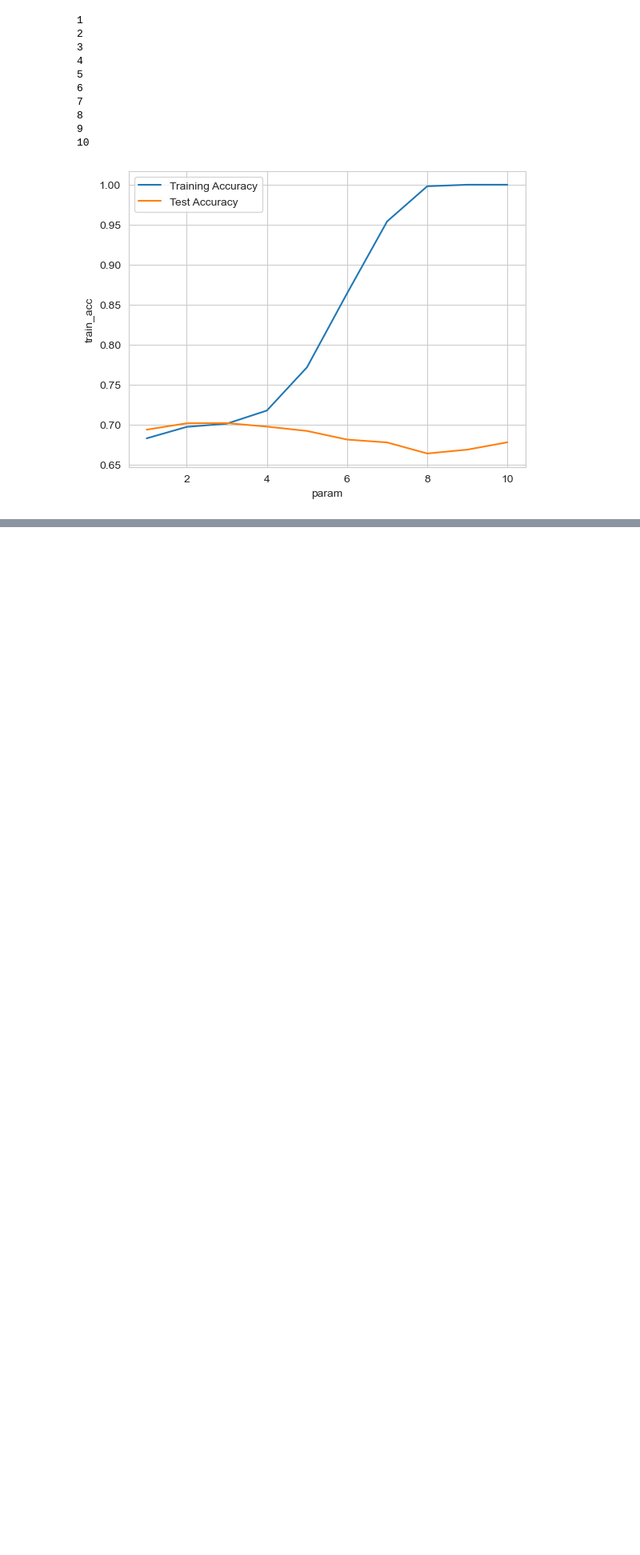
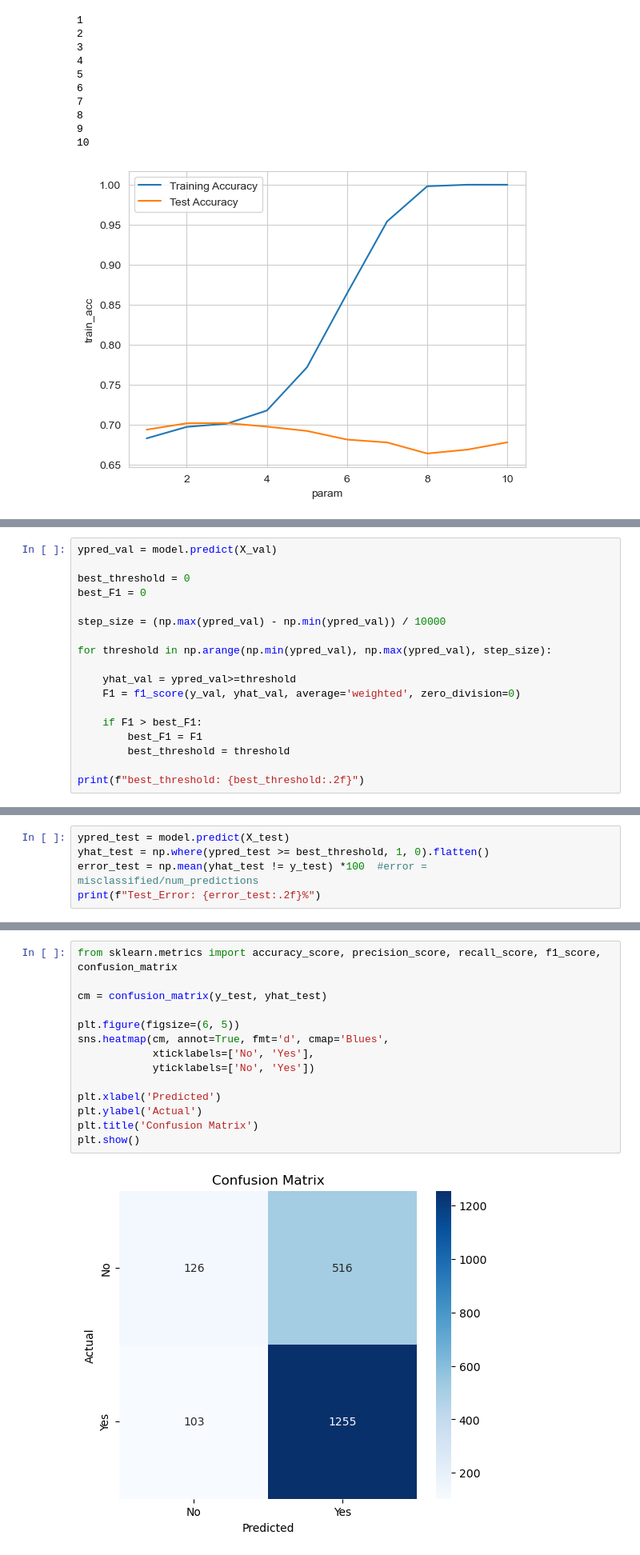
Before and after one commit to debanjan-cosmo/Erdos_Data_Science_Project_2025, a Jupyter notebook: 07_Test_Multiple_Methods.ipynb, the cells around one changed output, grey strips where cells are left out. Shown: that part at 80% size. Saved outputs shown, nothing was run; the diff lists cells and outputs as text; blank space fills up the shorter version.

```diff
--- a/07_Test_Multiple_Methods.ipynb
+++ b/07_Test_Multiple_Methods.ipynb
@@ -927,0 +942,18 @@ ModuleNotFoundError: No module named 'pytorch'
+# %%
+ypred_val = model.predict(X_val)
+
+best_threshold = 0
+best_F1 = 0
+
+step_size = (np.max(ypred_val) - np.min(ypred_val)) / 10000
+
+for threshold in np.arange(np.min(ypred_val), np.max(ypred_val), step_size):
+
+    yhat_val = ypred_val>=threshold
+    F1 = f1_score(y_val, yhat_val, average='weighted', zero_division=0)
+
+    if F1 > best_F1:
+        best_F1 = F1
+        best_threshold = threshold
+
+print(f"best_threshold: {best_threshold:.2f}")
@@ -927,0 +963,5 @@ ModuleNotFoundError: No module named 'pytorch'
+# %%
+ypred_test = model.predict(X_test)
+yhat_test = np.where(ypred_test >= best_threshold, 1, 0).flatten()
+error_test = np.mean(yhat_test != y_test) *100  #error = misclassified/num_predictions
+print(f"Test_Error: {error_test:.2f}%")
@@ -927,0 +981,16 @@ ModuleNotFoundError: No module named 'pytorch'
+# %%
+from sklearn.metrics import accuracy_score, precision_score, recall_score, f1_score, confusion_matrix
+
+cm = confusion_matrix(y_test, yhat_test)
+
+plt.figure(figsize=(6, 5))
+sns.heatmap(cm, annot=True, fmt='d', cmap='Blues',
+            xticklabels=['No', 'Yes'],
+            yticklabels=['No', 'Yes'])
+
+plt.xlabel('Predicted')
+plt.ylabel('Actual')
+plt.title('Confusion Matrix')
+plt.show()
+# %% [output]
+[figure, added]
```
Also changed, not shown: parts of 16 cells of this notebook, 3 other files.
